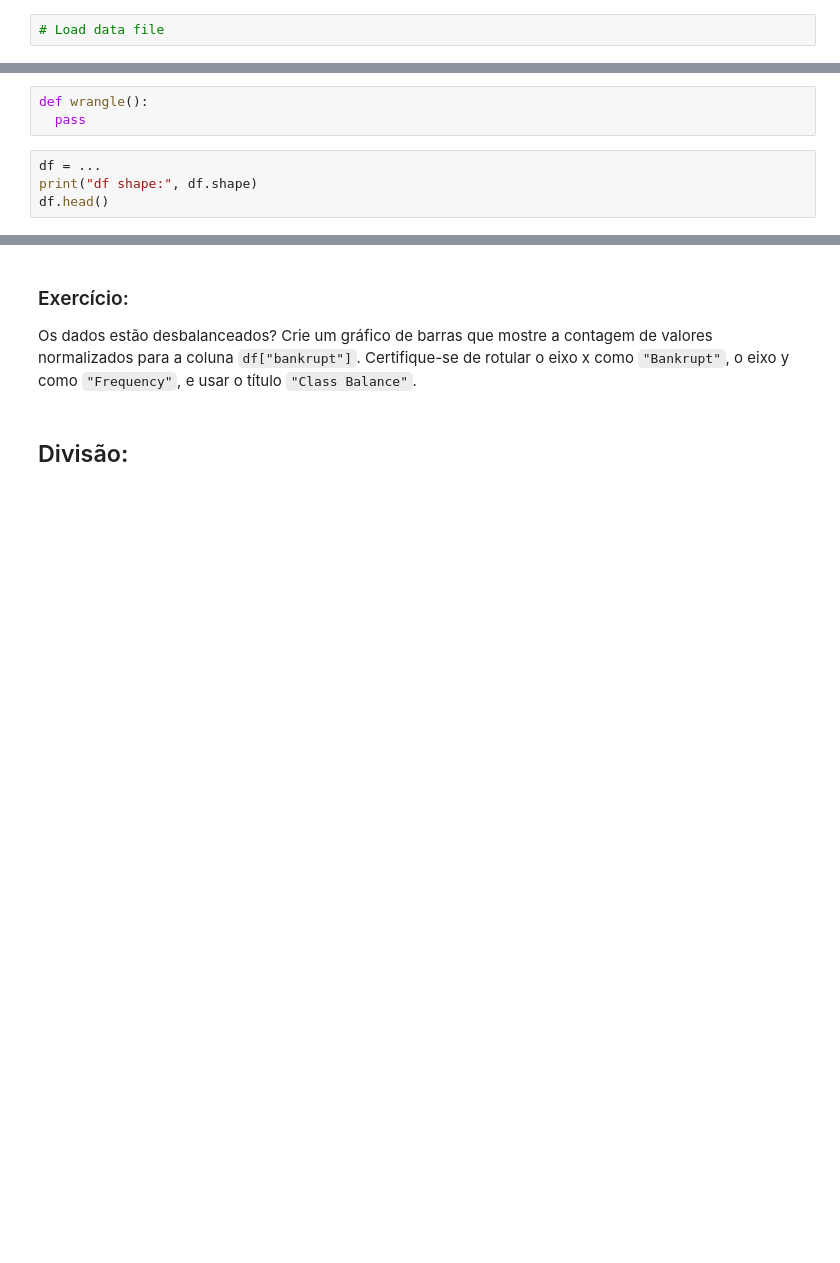
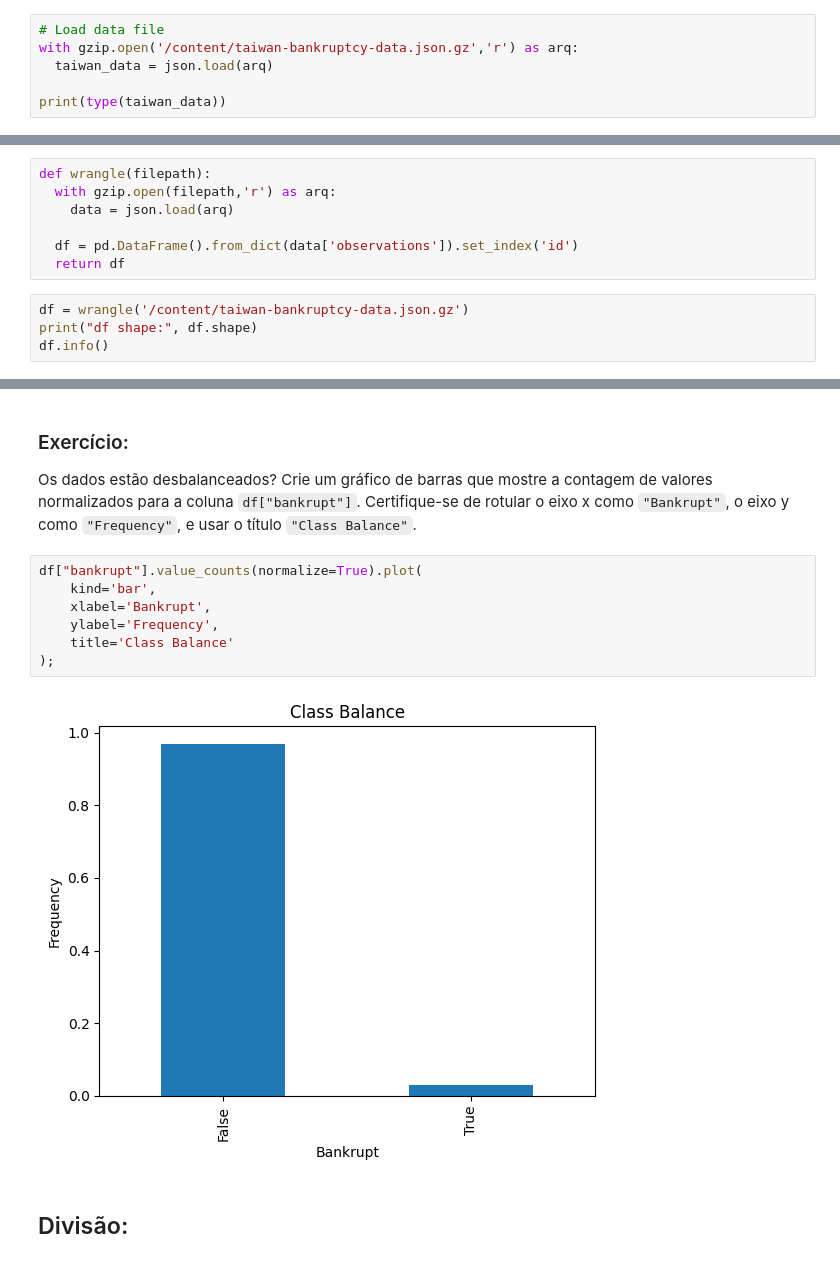
Before and after one commit to Pietro2704/Python, a Jupyter notebook: Python-IA/Projetos/IA__Projeto_3.ipynb, the cells around one changed output, grey strips where cells are left out. Drawn from its saved outputs; the diff is of its cells as text; blank space fills up the shorter version.

```diff
--- a/Python-IA/Projetos/IA__Projeto_3.ipynb
+++ b/Python-IA/Projetos/IA__Projeto_3.ipynb
@@ -29,3 +28,7 @@ from teaching_tools.widgets import ConfusionMatrixWidget
 Carregue o conteúdo do arquivo `"data/taiwan-bankruptcy-data.json.gz"` e atribua-o à variável `taiwan_data`.
 # %%
 # Load data file
+with gzip.open('/content/taiwan-bankruptcy-data.json.gz','r') as arq:
+  taiwan_data = json.load(arq)
+
+print(type(taiwan_data))
@@ -50,9 +64,13 @@ print(n_features)
 ### Exercício:
 Crie uma função `wrangle` que receba como entrada o caminho de um arquivo JSON compactado e retorne o conteúdo do arquivo como um DataFrame. Certifique-se de que o índice do DataFrame contenha o ID das empresas. Quando sua função estiver completa, use-a para carregar os dados no DataFrame `df`.
 # %%
-def wrangle():
-  pass
+def wrangle(filepath):
+  with gzip.open(filepath,'r') as arq:
+    data = json.load(arq)
+
+  df = pd.DataFrame().from_dict(data['observations']).set_index('id')
+  return df
 # %%
-df = ...
+df = wrangle('/content/taiwan-bankruptcy-data.json.gz')
 print("df shape:", df.shape)
-df.head()
+df.info()
@@ -68,6 +113,15 @@ nans_by_col.head()
 # %% [markdown]
 ### Exercício:
 Os dados estão desbalanceados? Crie um gráfico de barras que mostre a contagem de valores normalizados para a coluna `df["bankrupt"]`. Certifique-se de rotular o eixo x como `"Bankrupt"`, o eixo y como `"Frequency"`, e usar o título `"Class Balance"`.
+# %%
+df["bankrupt"].value_counts(normalize=True).plot(
+    kind='bar',
+    xlabel='Bankrupt',
+    ylabel='Frequency',
+    title='Class Balance'
+);
+# %% [output]
+[figure, added]
 # %% [markdown]
 ## Divisão:
 # %% [markdown]
```
Also changed, not shown: parts of 23 cells of this notebook.
